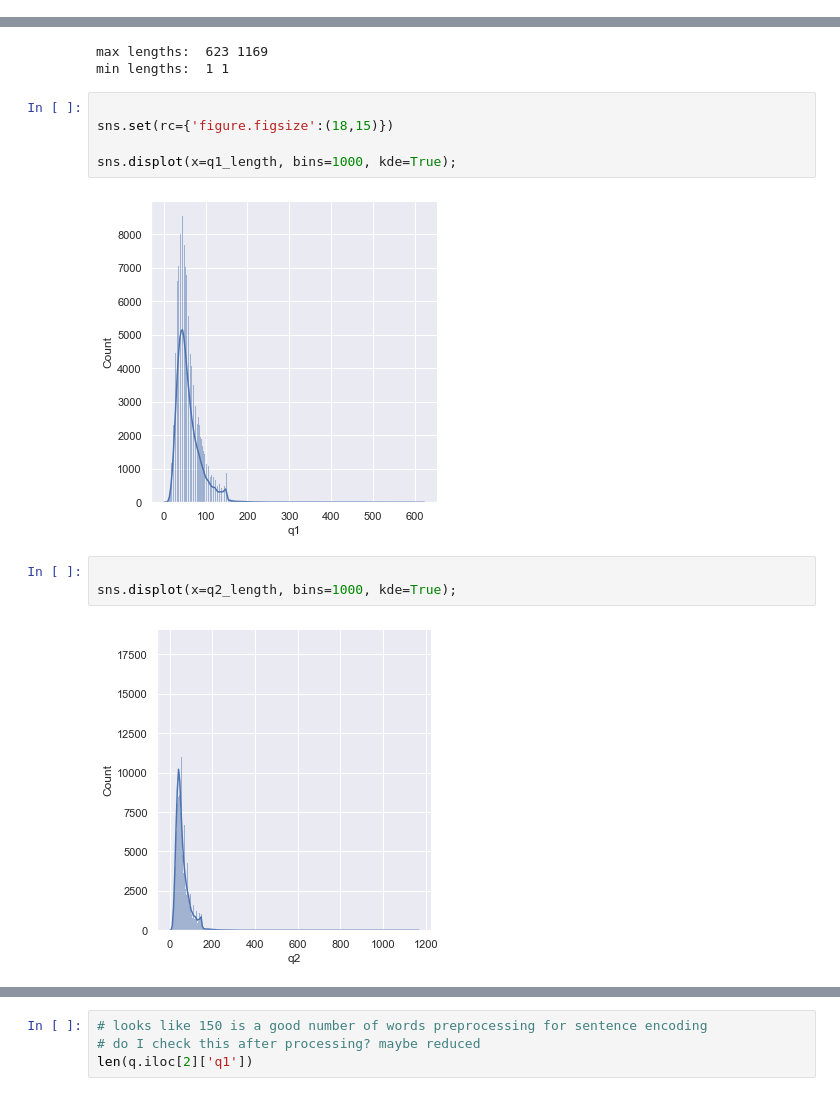
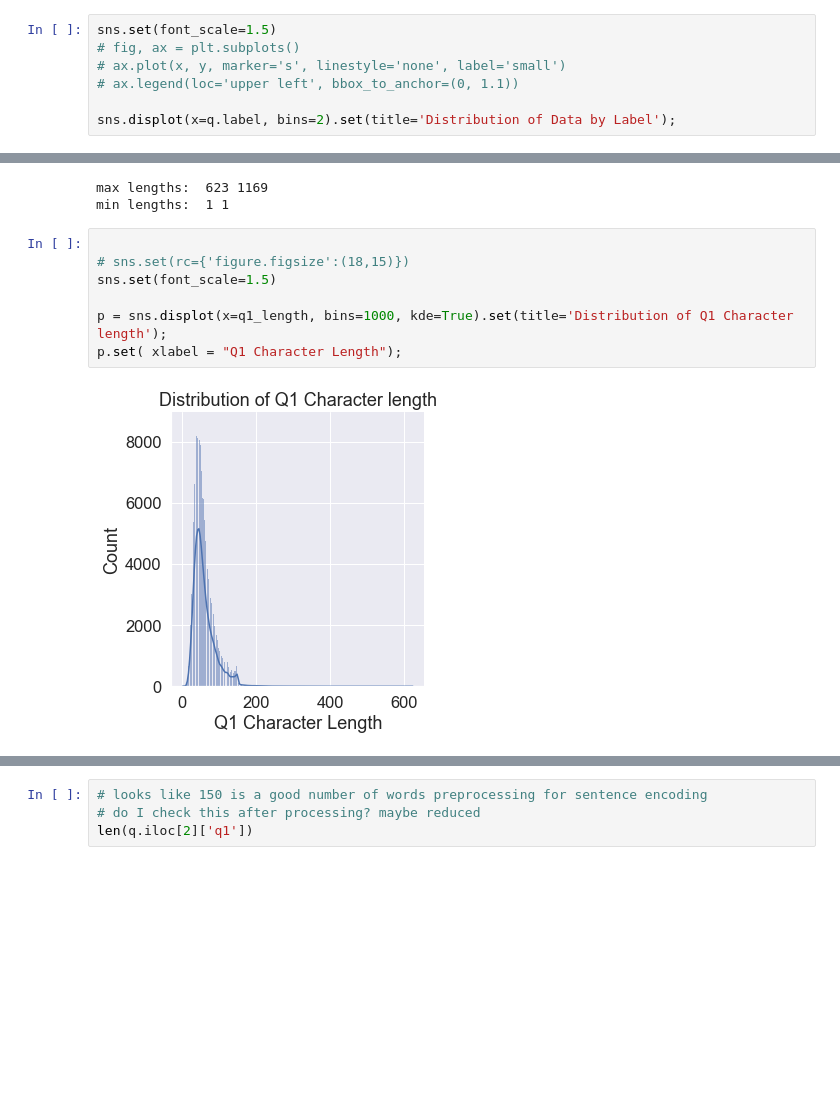
Before and after one commit to LilaKelland/data_bootcamp, a Jupyter notebook: w9/d4_NLP_miniproject/1.0_data_exploration.ipynb, the cells around one changed output, grey strips where cells are left out. Saved outputs shown, nothing was run; the diff lists cells and outputs as text; blank space fills up the shorter version.

```diff
--- a/w9/d4_NLP_miniproject/1.0_data_exploration.ipynb
+++ b/w9/d4_NLP_miniproject/1.0_data_exploration.ipynb
@@ -96,0 +93,7 @@ sns.displot(x=q.label, bins=2);
+# %%
+sns.set(font_scale=1.5)
+# fig, ax = plt.subplots()
+# ax.plot(x, y, marker='s', linestyle='none', label='small')
+# ax.legend(loc='upper left', bbox_to_anchor=(0, 1.1))
+
+sns.displot(x=q.label, bins=2).set(title='Distribution of Data by Label');
@@ -109,13 +114,10 @@ max lengths:  623 1169
 min lengths:  1 1
 # %%
 
-sns.set(rc={'figure.figsize':(18,15)})
+# sns.set(rc={'figure.figsize':(18,15)})
+sns.set(font_scale=1.5)
 
-sns.displot(x=q1_length, bins=1000, kde=True);
+p = sns.displot(x=q1_length, bins=1000, kde=True).set(title='Distribution of Q1 Character length');
+p.set( xlabel = "Q1 Character Length");
 # %% [output]
-[figure, old version]
+[figure, new version]
-# %%
-
-sns.displot(x=q2_length, bins=1000, kde=True);
-# %% [output]
-[figure, removed]
```
Also changed, not shown: parts of 13 cells of this notebook, 42 other files.
